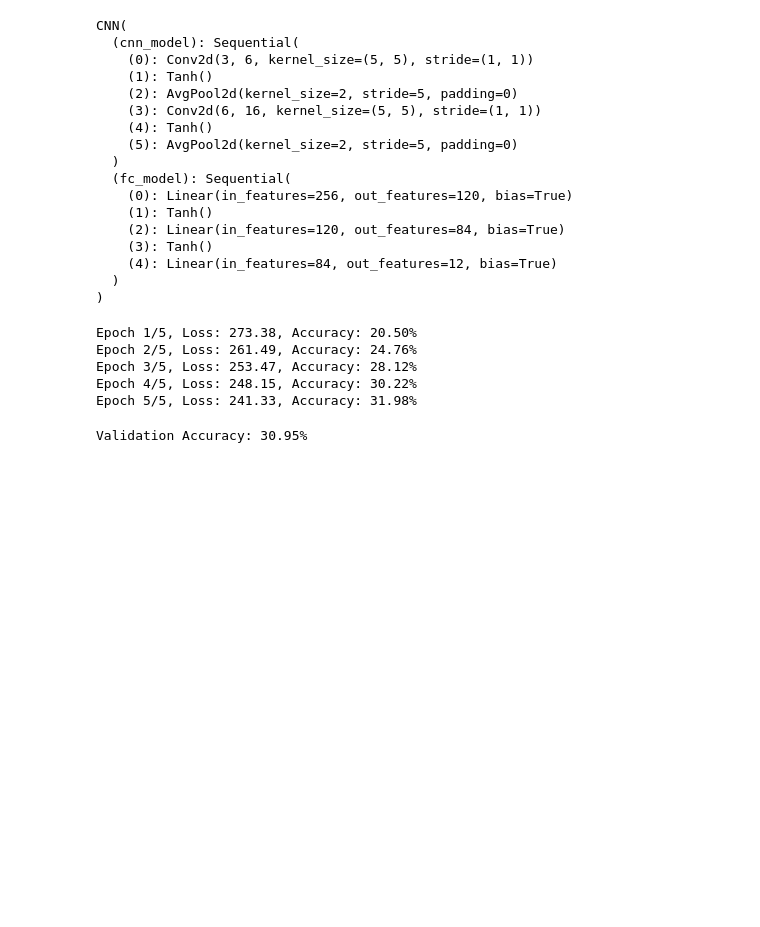
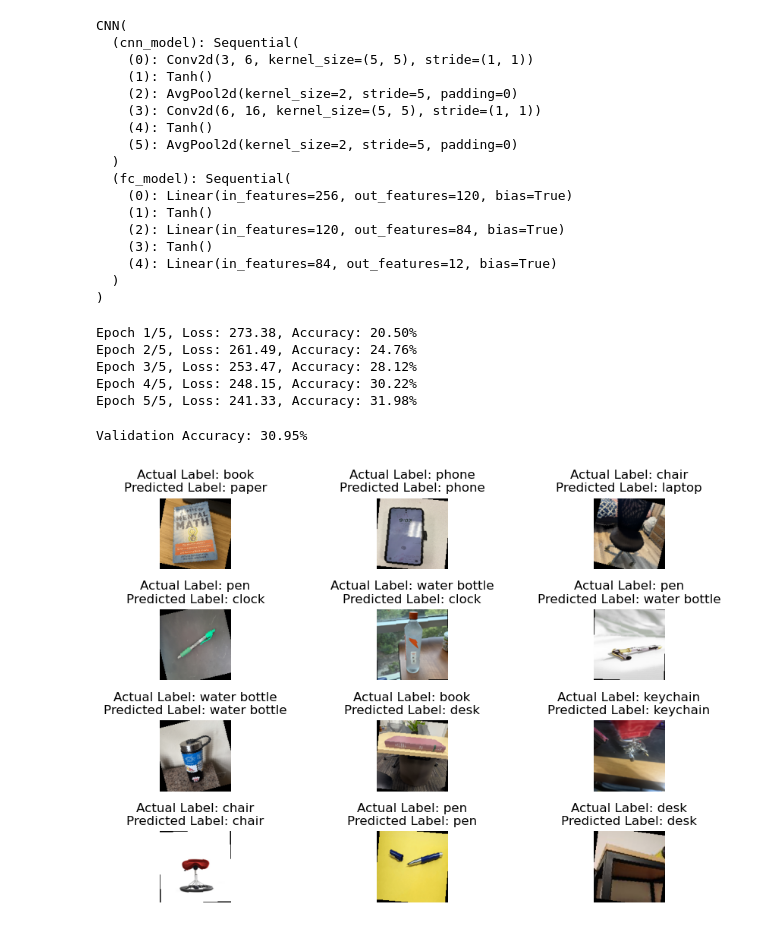
Before and after one commit to JacksonKelly2354/MLEFinal, a Jupyter notebook: Final.ipynb, the cells around one changed output. Cells and saved outputs as stored; diff of their text form; code cells hidden in the pictures; blank space fills up the shorter version.

Commit message:
visualize predictions

```diff
--- a/Final.ipynb
+++ b/Final.ipynb
@@ -203,3 +203,17 @@ with torch.no_grad():
 print(f'Validation Accuracy: {100 * correct / total:.2f}%')
 # %% [output]
 Validation Accuracy: 30.95%
+# %%
+fig, axes = plt.subplots(4, 3, figsize=(10, 6))
+for i in range(12):
+    ax = axes[i // 3, i % 3]
+    img = images[i].permute(1, 2, 0)
+    img = img * 0.5 + 0.5  # unnormalize from [-1, 1] → [0, 1]
+    ax.imshow(img)
+    ax.set_title(f"Actual Label: {class_names[labels[i]]}\nPredicted Label: {class_names[predicted[i]]}")
+    ax.axis("off")
+
+plt.tight_layout()
+plt.show()
+# %% [output]
+[figure, added]
```
